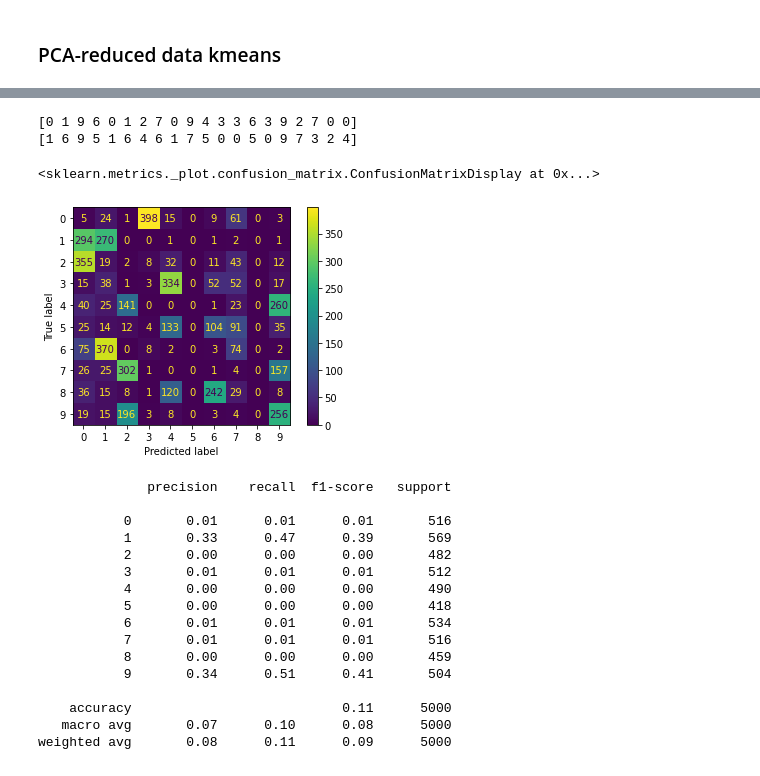
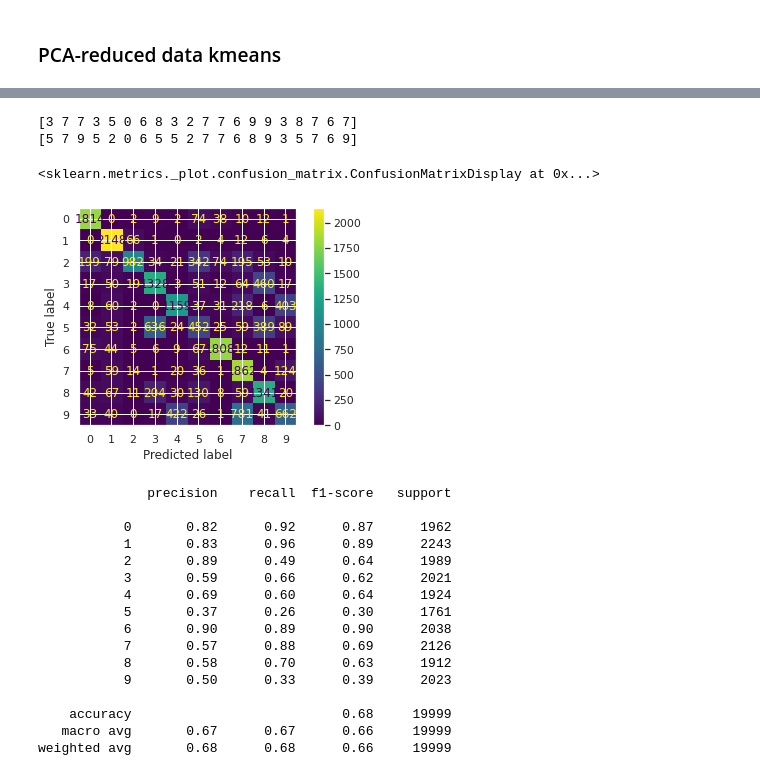
Before and after one commit to BenJoyenConseil/transfer_digits, a Jupyter notebook: MNIST_Random_Forest.ipynb, the cells around one changed output, grey strips where cells are left out. Cells and saved outputs as stored; diff of their text form; code cells hidden in the pictures.

```diff
--- a/MNIST_Random_Forest.ipynb
+++ b/MNIST_Random_Forest.ipynb
@@ -162,3 +164,3 @@ kmeans = MiniBatchKMeans(n_clusters=df_y.unique().size, )
 # %%
-kmeans.fit(train_x_kmean)
+kmeans.fit(df_x)
 # %% [output]
@@ -272,0 +274,11 @@ kmeans_pca = kmeans_pca.fit(train_x_kmean)
+# %%
+from sklearn.decomposition import PCA
+
+pca = PCA(n_components=20)
+train_x_PCA = pca.fit_transform(df_x)
+# plot PCA reduced components
+fig, ax = plt.subplots(2, 10, figsize=(8, 3))
+centers = pca.components_.reshape(20, 28, 28)
+for axi, center in zip(ax.flat, centers):
+    axi.set(xticks=[], yticks=[])
+    axi.imshow(center, interpolation='nearest', cmap=plt.cm.binary)
@@ -272,0 +287,4 @@ kmeans_pca = kmeans_pca.fit(train_x_kmean)
+# %%
+kmeans_pca = MiniBatchKMeans(init=pca.components_ ,n_clusters=20)
+kmeans_pca_clusters = kmeans_pca.fit_predict(df_x)
+kmeans_pca.cluster_centers_.shape
@@ -273,33 +301,33 @@ kmeans_pca = kmeans_pca.fit(train_x_kmean)
 # %%
-cluster_labels = infer_cluster_labels(kmeans_pca.n_clusters, kmeans_pca.labels_, train_y_kmean.to_numpy())
-X_clusters = kmeans.predict(test_x_kmean)
-predicted_labels = infer_data_labels(X_clusters, cluster_labels)
-print(predicted_labels[:20])
-print(test_y_kmean.to_numpy()[:20])
+cluster_labels_pca = infer_cluster_labels(kmeans_pca.n_clusters, kmeans_pca.labels_, df_y.to_numpy())
+X_clusters_pca = kmeans_pca.predict(df_x)
+predicted_labels_pca = infer_data_labels(X_clusters_pca, cluster_labels_pca)
+print(predicted_labels_pca[:20])
+print(df_y.to_numpy()[:20])
 # %% [output]
-[0 1 9 6 0 1 2 7 0 9 4 3 3 6 3 9 2 7 0 0]
-[1 6 9 5 1 6 4 6 1 7 5 0 0 5 0 9 7 3 2 4]
+[3 7 7 3 5 0 6 8 3 2 7 7 6 9 9 3 8 7 6 7]
+[5 7 9 5 2 0 6 5 5 2 7 7 6 8 9 3 5 7 6 9]
 # %%
-ConfusionMatrixDisplay.from_predictions(test_y_kmean, predicted_labels)
+ConfusionMatrixDisplay.from_predictions(df_y, predicted_labels_pca)
 # %% [output]
 <sklearn.metrics._plot.confusion_matrix.ConfusionMatrixDisplay at 0x...>
-[figure, old version]
+[figure, new version]
 # %%
-print(classification_report(test_y_kmean, predicted_labels))
+print(classification_report(df_y, predicted_labels_pca))
 # %% [output]
               precision    recall  f1-score   support
 
-           0       0.01      0.01      0.01       516
-           1       0.33      0.47      0.39       569
-           2       0.00      0.00      0.00       482
-           3       0.01      0.01      0.01       512
-           4       0.00      0.00      0.00       490
-           5       0.00      0.00      0.00       418
-           6       0.01      0.01      0.01       534
-           7       0.01      0.01      0.01       516
-           8       0.00      0.00      0.00       459
-           9       0.34      0.51      0.41       504
+           0       0.82      0.92      0.87      1962
+           1       0.83      0.96      0.89      2243
+           2       0.89      0.49      0.64      1989
+           3       0.59      0.66      0.62      2021
+           4       0.69      0.60      0.64      1924
+           5       0.37      0.26      0.30      1761
+           6       0.90      0.89      0.90      2038
+           7       0.57      0.88      0.69      2126
+           8       0.58      0.70      0.63      1912
+           9       0.50      0.33      0.39      2023
 
-    accuracy                           0.11      5000
-   macro avg       0.07      0.10      0.08      5000
-weighted avg       0.08      0.11      0.09      5000
+    accuracy                           0.68     19999
+   macro avg       0.67      0.67      0.66     19999
+weighted avg       0.68      0.68      0.66     19999
```
Also changed, not shown: parts of 24 cells of this notebook.
